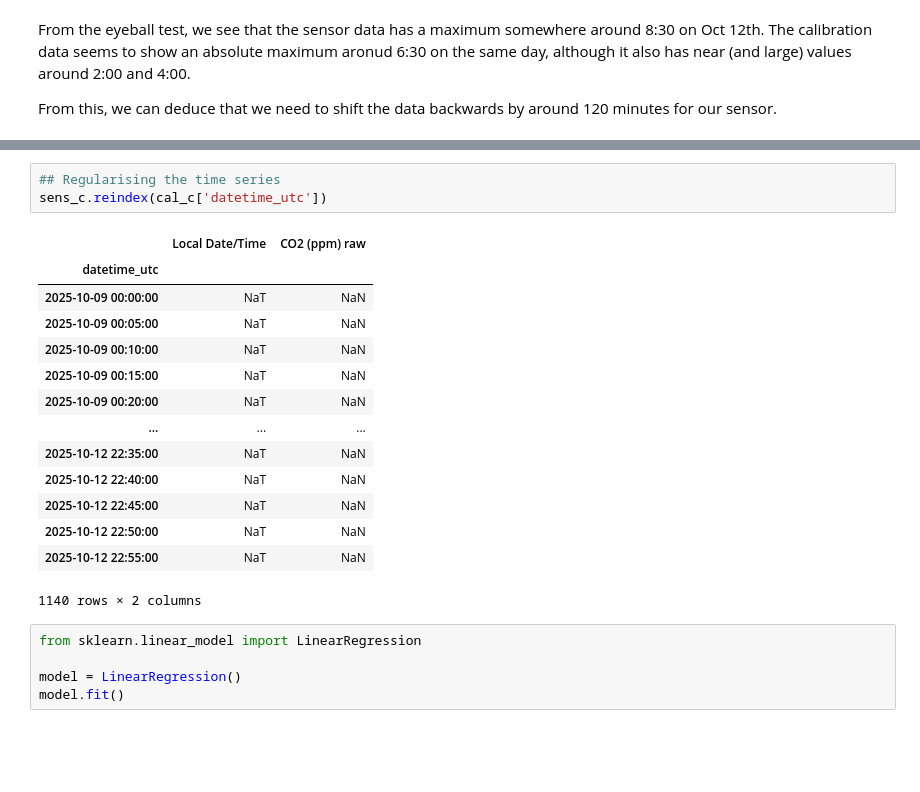
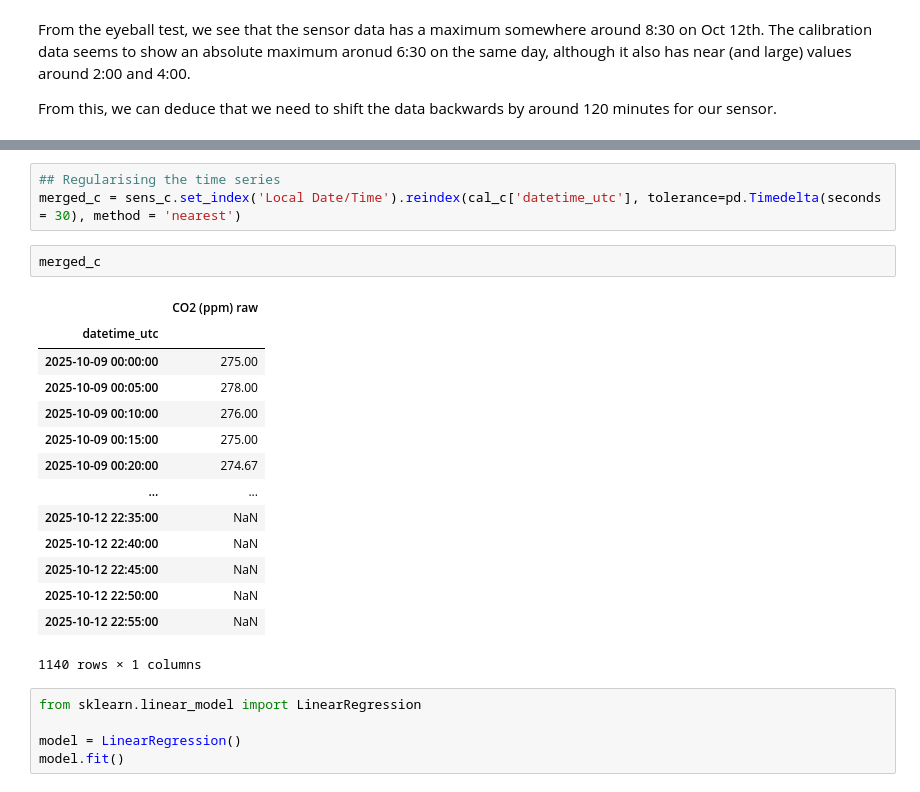
Before and after one commit to KingNook/EDAA, a Jupyter notebook: calibration.ipynb, the cells around one changed output, grey strips where cells are left out. Cells and saved outputs as stored; diff of their text form; blank space fills up the shorter version.

```diff
--- a/calibration.ipynb
+++ b/calibration.ipynb
@@ -68,21 +74,23 @@ cal_c.plot(x = 'datetime_utc', y = 'ref_co2_ppm', ax = ax)
 # %%
 ## Regularising the time series
-sens_c.reindex(cal_c['datetime_utc'])
+merged_c = sens_c.set_index('Local Date/Time').reindex(cal_c['datetime_utc'], tolerance=pd.Timedelta(seconds = 30), method = 'nearest')
-# %% [output]
-|  | Local Date/Time | CO2 (ppm) raw |
-| datetime_utc |  |  |
-| 2025-10-09 00:00:00 | NaT | NaN |
-| 2025-10-09 00:05:00 | NaT | NaN |
-| 2025-10-09 00:10:00 | NaT | NaN |
-| 2025-10-09 00:15:00 | NaT | NaN |
-| 2025-10-09 00:20:00 | NaT | NaN |
-| ... | ... | ... |
-| 2025-10-12 22:35:00 | NaT | NaN |
-| 2025-10-12 22:40:00 | NaT | NaN |
-| 2025-10-12 22:45:00 | NaT | NaN |
-| 2025-10-12 22:50:00 | NaT | NaN |
-| 2025-10-12 22:55:00 | NaT | NaN |
-1140 rows × 2 columns
+# %%
+merged_c
+# %% [output]
+|  | CO2 (ppm) raw |
+| datetime_utc |  |
+| 2025-10-09 00:00:00 | 275.00 |
+| 2025-10-09 00:05:00 | 278.00 |
+| 2025-10-09 00:10:00 | 276.00 |
+| 2025-10-09 00:15:00 | 275.00 |
+| 2025-10-09 00:20:00 | 274.67 |
+| ... | ... |
+| 2025-10-12 22:35:00 | NaN |
+| 2025-10-12 22:40:00 | NaN |
+| 2025-10-12 22:45:00 | NaN |
+| 2025-10-12 22:50:00 | NaN |
+| 2025-10-12 22:55:00 | NaN |
+1140 rows × 1 columns
 # %%
 from sklearn.linear_model import LinearRegression
 
```
Also changed, not shown: parts of 4 cells of this notebook, 3 other files.
